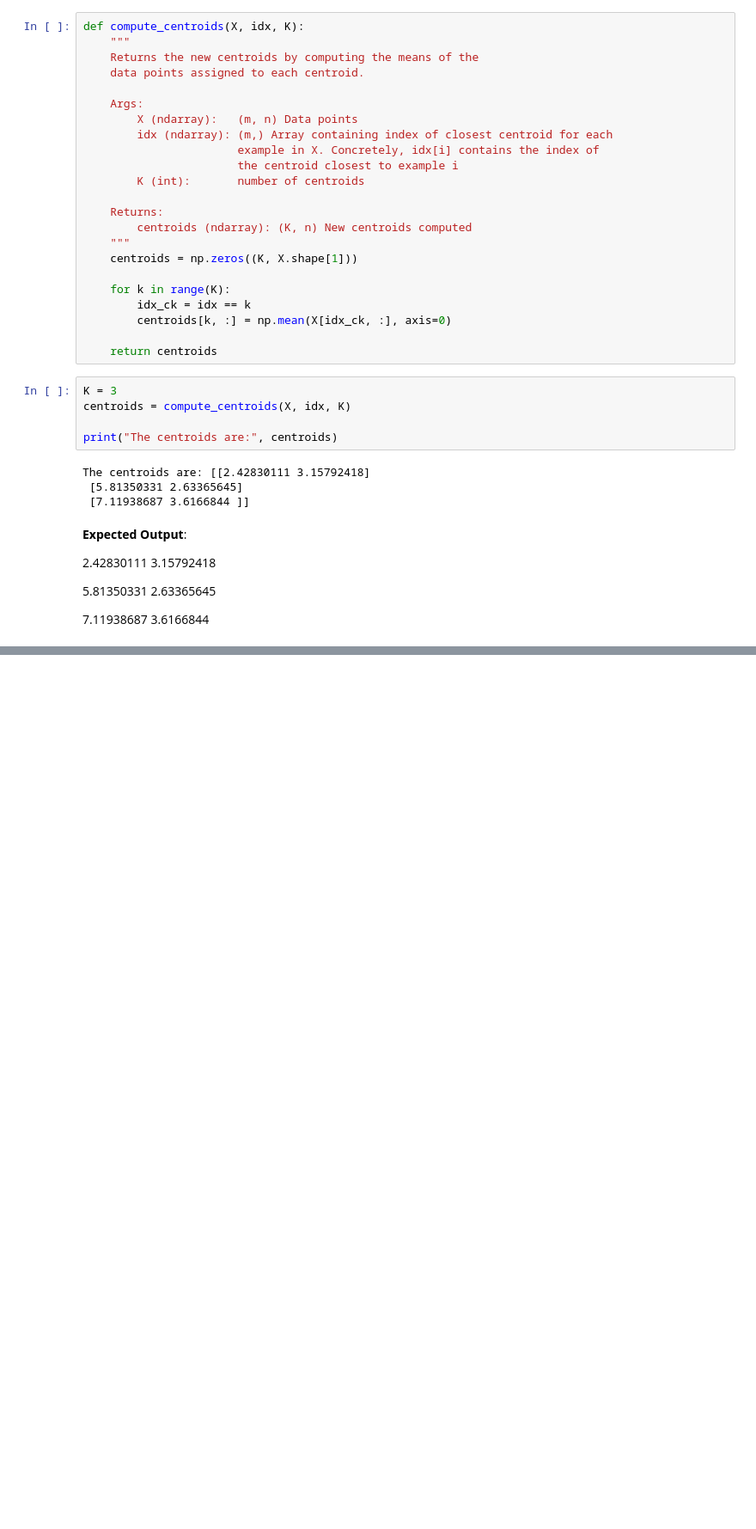
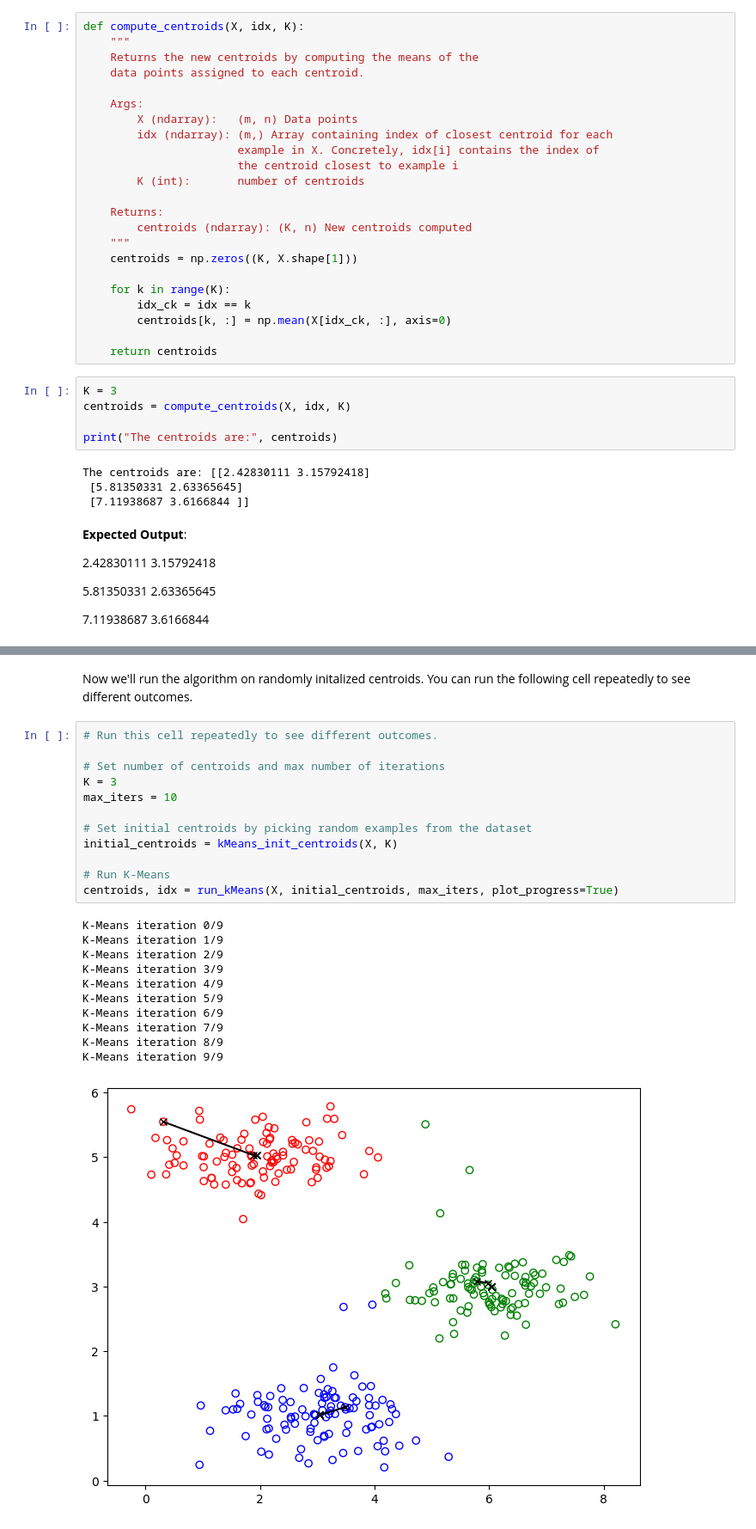
Before and after one commit to chengzwk/implement-unsupervisedML, a Jupyter notebook: W1_kmeans.ipynb, the cells around one changed output, grey strips where cells are left out. Shown at 86% size. Cells and saved outputs as stored; diff of their text form; blank space fills up the shorter version.

```diff
--- a/W1_kmeans.ipynb
+++ b/W1_kmeans.ipynb
@@ -166,0 +225,26 @@ def run_kMeans(X, initial_centroids, max_iters=10, plot_progress=False):
+# %% [markdown]
+Now we'll run the algorithm on randomly initalized centroids. You can run the following cell repeatedly to see different outcomes.
+# %%
+# Run this cell repeatedly to see different outcomes.
+
+# Set number of centroids and max number of iterations
+K = 3
+max_iters = 10
+
+# Set initial centroids by picking random examples from the dataset
+initial_centroids = kMeans_init_centroids(X, K)
+
+# Run K-Means
+centroids, idx = run_kMeans(X, initial_centroids, max_iters, plot_progress=True)
+# %% [output]
+K-Means iteration 0/9
+K-Means iteration 1/9
+K-Means iteration 2/9
+K-Means iteration 3/9
+K-Means iteration 4/9
+K-Means iteration 5/9
+K-Means iteration 6/9
+K-Means iteration 7/9
+K-Means iteration 8/9
+K-Means iteration 9/9
+[figure, added]
```
Also changed, not shown: parts of 4 cells of this notebook.
